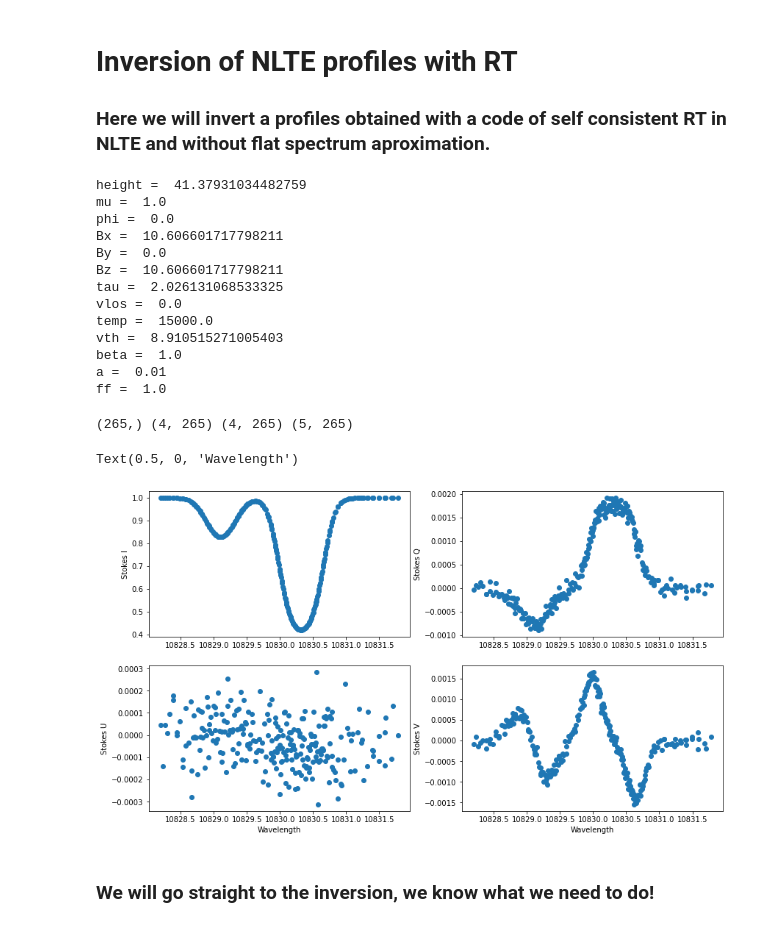
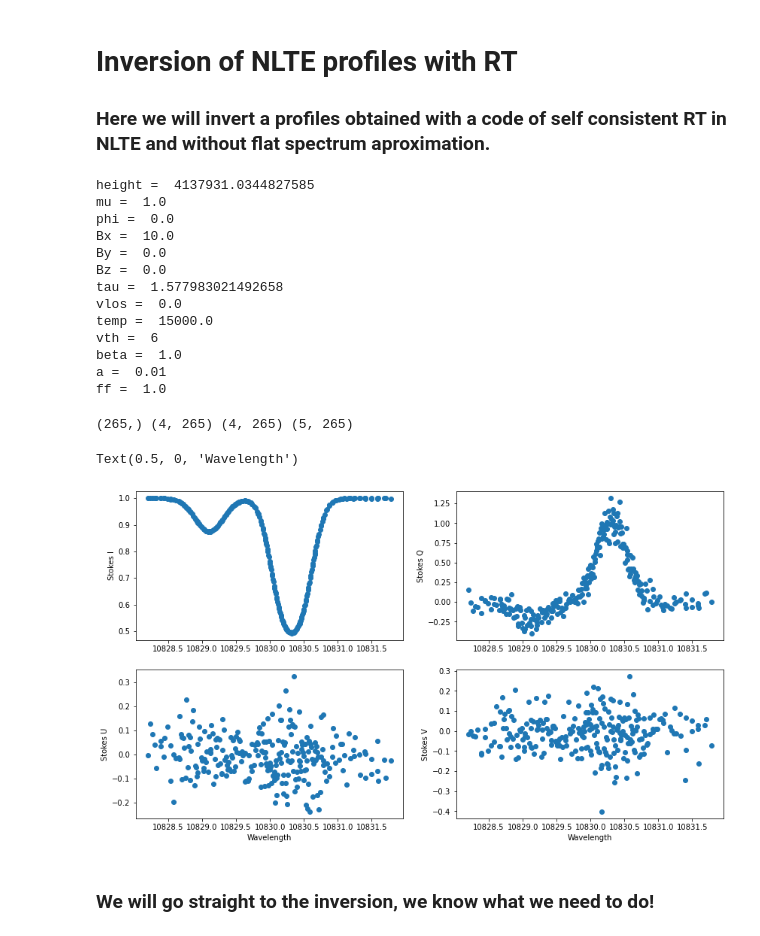
Before and after one commit to andreuva/flat_spectrum, a Jupyter notebook: hazel/test_inversion_nlte.ipynb, the cells around one changed output. Drawn from its saved outputs; the diff is of its cells as text; code cells hidden in the pictures.

Commit message:
changed conditions added hazel params and changed atmos

```diff
--- a/hazel/test_inversion_nlte.ipynb
+++ b/hazel/test_inversion_nlte.ipynb
@@ -11,8 +11,10 @@ import h5py
 # from astropy.io import fits
 # %%
 # Let's define the files and parameters of the run
-datadir = "/home/avicente/Documents/flat_spectrum/./"
-std = 0.0005
+datadir = "/home/avicente/Documents/flat_spectrum/output_dz_190.0_B_10_sp_True_qd_32x8_20230323-153740/"
+# datadir = "/home/avicente/Documents/flat_spectrum/output_dz_240.0_B_10_sp_True_qd_32x8_20230323-160559/"
+import parameters as pm
+std = 7e-4
 basefile_inversion = "10830_nlte"
 
 # Then finally we can set up the parameters of the model. In order of appearence, these are:
@@ -28,18 +30,18 @@ basefile_inversion = "10830_nlte"
 # Filling factor (provided separately) - only used in the case when we have multiple slabs, lying horizontally
 # next to eeach other, and occupying the same pixel
 
-height = 30000/725.0
-mu = 1.0
-phi = 0.0
-Bx = 10.606601717798212
+height = pm.z0/725.0
+mu = pm.ray_out[0][0]
+phi = pm.ray_out[0][1]
+Bx = 10.0
 By = 0.0
-Bz = 10.606601717798212
-tau = 2.026131068533325  # 2.1702701290223905 1.0890165862290955
+Bz = 0.0
+tau = 1.577983021492658     # 2.0
 vlos = 0.0
-temp = 1.5e4
-vth = np.sqrt(8.0*1.38065e-23*temp/(np.pi*4.0*1.66054e-27))/1.e3
+temp = 1.5e4 #8.665251563142749e3
+vth = 6 #np.sqrt(8.0*1.38065e-23*temp/(np.pi*4.0*1.66054e-27))/1.e3
 beta = 1.0
-a = 0.01
+a = pm.a_voigt
 ff = 1.0
 # %%
 # print the parameters
@@ -57,16 +59,16 @@ print("beta = ", beta)
 print("a = ", a)
 print("ff = ", ff)
 # %% [output]
-height =  41.37931034482759
+height =  4137931.0344827585
 mu =  1.0
 phi =  0.0
-Bx =  10.606601717798211
+Bx =  10.0
 By =  0.0
-Bz =  10.606601717798211
-tau =  2.026131068533325
+Bz =  0.0
+tau =  1.577983021492658
 vlos =  0.0
 temp =  15000.0
-vth =  8.910515271005403
+vth =  6
 beta =  1.0
 a =  0.01
 ff =  1.0
@@ -101,23 +103,23 @@ print(ll.shape, stokes_to_fit.shape, noise.shape, data.shape)
 # %%
 # Let's visualize these profiles:
 plt.figure(figsize=[14,8])
 plt.subplot(221)
 plt.plot(ll,stokes_to_fit[0,:],'o')
 plt.ylabel("Stokes I")
 plt.subplot(222)
-plt.plot(ll,stokes_to_fit[1,:],'o')
+plt.plot(ll,stokes_to_fit[1,:]/stokes_to_fit[0,:]*100,'o')
 plt.ylabel("Stokes Q")
 plt.subplot(223)
-plt.plot(ll,stokes_to_fit[2,:],'o')
+plt.plot(ll,stokes_to_fit[2,:]/stokes_to_fit[0,:]*100,'o')
 plt.ylabel("Stokes U")
 plt.xlabel("Wavelength")
 plt.subplot(224)
-plt.plot(ll,stokes_to_fit[3,:],'o')
+plt.plot(ll,stokes_to_fit[3,:]/stokes_to_fit[0,:]*100,'o')
 plt.ylabel("Stokes V")
 plt.xlabel("Wavelength")
 # %% [output]
 Text(0.5, 0, 'Wavelength')
-[figure, old version]
+[figure, new version]
 # %% [markdown]
 ### We will go straight to the inversion, we know what we need to do!
 # %%
```
Also changed, not shown: parts of 6 cells of this notebook, 3 other files.
